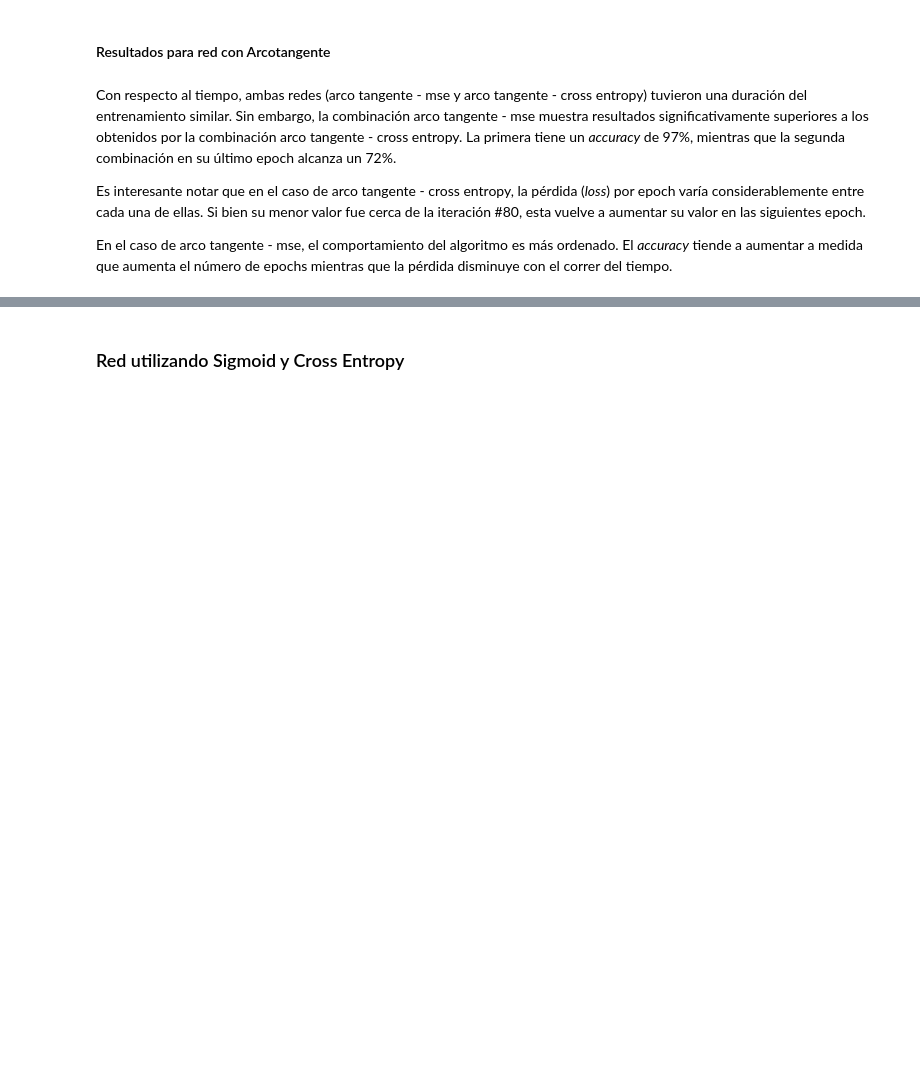
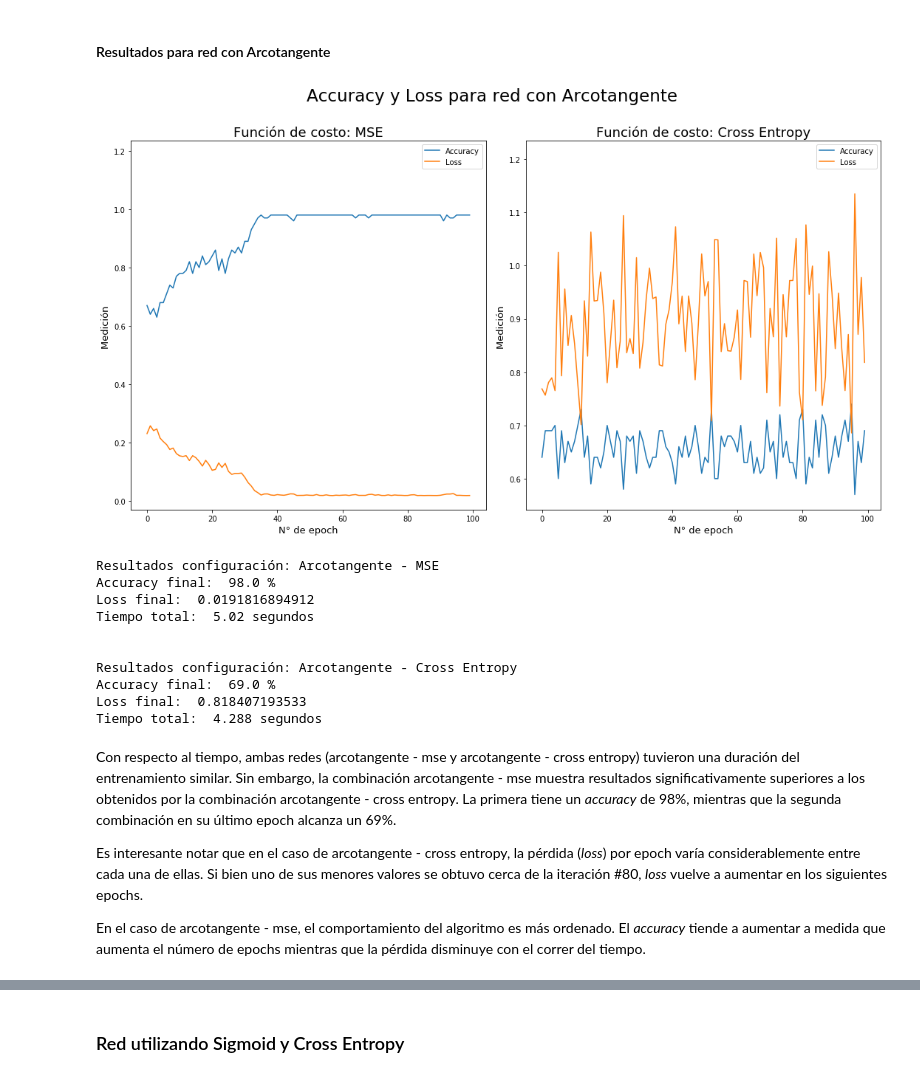
Before and after one commit to nachotp/Tarea0-INF395, a Jupyter notebook: Tarea-0-Felipe.ipynb, the cells around one changed output, grey strips where cells are left out. Cells and saved outputs as stored; diff of their text form; code cells hidden in the pictures; blank space fills up the shorter version.

```diff
--- a/Tarea-0-Felipe.ipynb
+++ b/Tarea-0-Felipe.ipynb
@@ -880,7 +1021,7 @@ tiempo_ac = nn_ac.log['tiempo']
 # %%
 #Busqueda del maximo valor en los resultados para ajustes de graficos
 x = [1,max(loss_am),max(loss_ac)]
-valor_maximo = max(x)
+valor_maximo = max(x)+0.1
 
 
 plt.figure(1, figsize=(15,8))
@@ -890,39 +1031,51 @@ plt.title("Función de costo: MSE",fontsize=18)
 plt.plot(range(len(accuracy_am)), accuracy_am, label="Accuracy")
 plt.plot(range(len(loss_am)), loss_am, label="Loss")
 plt.ylabel('Medición ', fontsize=13)
 plt.xlabel('N° de epoch', fontsize=13)
 plt.ylim(ymax=valor_maximo)
 plt.legend()
 plt.subplot(122)
 plt.title("Función de costo: Cross Entropy",fontsize=18)
 plt.plot(range(len(accuracy_ac)), accuracy_ac, label="Accuracy")
 plt.plot(range(len(loss_ac)), loss_ac, label="Loss")
 plt.ylabel('Medición ', fontsize=13)
 plt.xlabel('N° de epoch', fontsize=13)
 plt.ylim(ymax=valor_maximo)
 plt.legend()
 
 
 plt.tight_layout()
 plt.show()
 
 print("Resultados configuración: Arcotangente - MSE")
 print("Accuracy final: ",accuracy_am[-1]*100,"%")
 print("Loss final: ",loss_am[-1])
 print("Tiempo total: ", round(np.sum(tiempo_am),3),"segundos")
 print("\n")
 
 print("Resultados configuración: Arcotangente - Cross Entropy")
 print("Accuracy final: ",accuracy_ac[-1]*100,"%")
 print("Loss final: ",loss_ac[-1])
 print("Tiempo total: ", round(np.sum(tiempo_ac),3),"segundos")
 print("\n")
+# %% [output]
+[figure, added]
+Resultados configuración: Arcotangente - MSE
+Accuracy final:  98.0 %
+Loss final:  0.0191816894912
+Tiempo total:  5.02 segundos
+
+
+Resultados configuración: Arcotangente - Cross Entropy
+Accuracy final:  69.0 %
+Loss final:  0.818407193533
+Tiempo total:  4.288 segundos
 # %% [markdown]
-Con respecto al tiempo, ambas redes (arco tangente - mse y arco tangente - cross entropy) tuvieron una duración del entrenamiento similar. Sin embargo, la combinación arco tangente - mse muestra resultados significativamente superiores a los obtenidos por la combinación arco tangente - cross entropy. La primera tiene un *accuracy* de 97%, mientras que la segunda combinación en su último epoch alcanza un 72%.
+Con respecto al tiempo, ambas redes (arcotangente - mse y arcotangente - cross entropy) tuvieron una duración del entrenamiento similar. Sin embargo, la combinación arcotangente - mse muestra resultados significativamente superiores a los obtenidos por la combinación arcotangente - cross entropy. La primera tiene un *accuracy* de 98%, mientras que la segunda combinación en su último epoch alcanza un 69%.
 
-Es interesante notar que en el caso de arco tangente - cross entropy, la pérdida (*loss*) por epoch varía considerablemente entre cada una de ellas. Si bien su menor valor fue cerca de la iteración #80, esta vuelve a aumentar su valor en las siguientes epoch.
+Es interesante notar que en el caso de arcotangente - cross entropy, la pérdida (*loss*) por epoch varía considerablemente entre cada una de ellas. Si bien uno de sus menores valores se obtuvo cerca de la iteración #80, *loss* vuelve a  aumentar en los siguientes epochs.
 
-En el caso de arco tangente - mse, el comportamiento del algoritmo es más ordenado. El *accuracy* tiende a aumentar a medida que aumenta el número de epochs mientras que la pérdida disminuye con el correr del tiempo.
+En el caso de arcotangente - mse, el comportamiento del algoritmo es más ordenado. El *accuracy* tiende a aumentar a medida que aumenta el número de epochs mientras que la pérdida disminuye con el correr del tiempo.
 # %% [markdown]
 <a id="segundo"></a>
 ## 2. Comparar back-propagation (BP) de Keras
```
Also changed, not shown: parts of 66 cells of this notebook.
